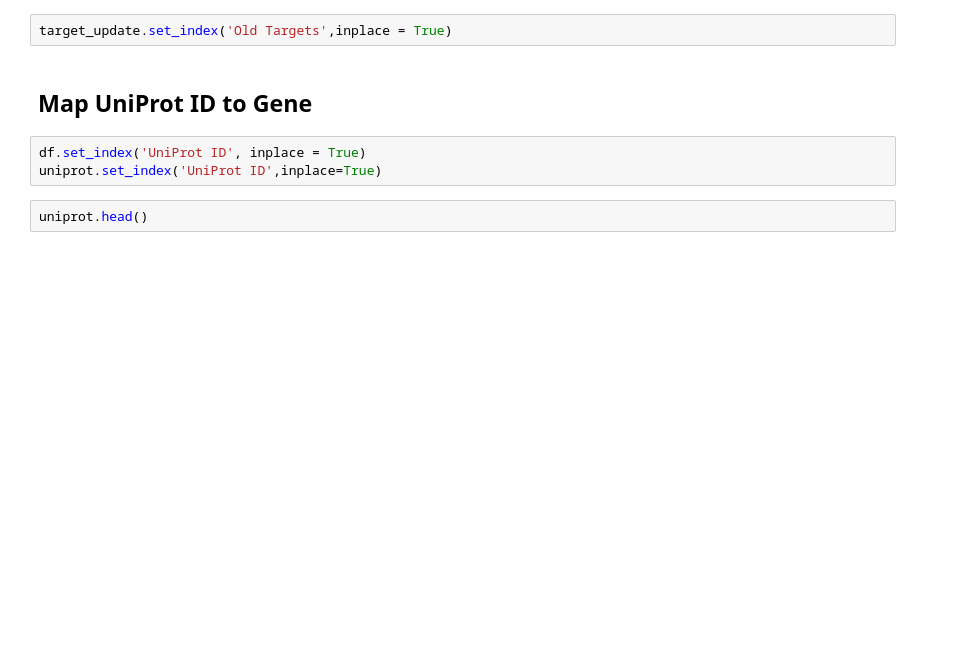
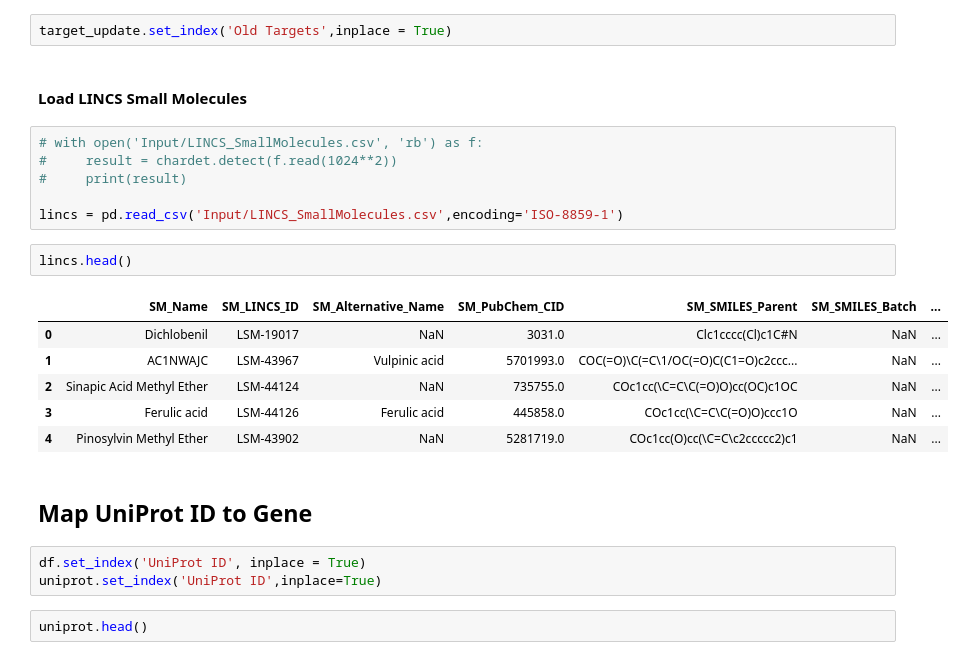
Before and after one commit to MaayanLab/DrugSetLibrary, a Jupyter notebook: DrugBank_targets.ipynb, the cells around one changed output. Cells and saved outputs as stored; diff of their text form; blank space fills up the shorter version.

```diff
--- a/DrugBank_targets.ipynb
+++ b/DrugBank_targets.ipynb
@@ -68,5 +69,22 @@ target_update.head()
 # %%
 target_update.set_index('Old Targets',inplace = True)
+# %% [markdown]
+#### Load LINCS Small Molecules
+# %%
+# with open('Input/LINCS_SmallMolecules.csv', 'rb') as f:
+#     result = chardet.detect(f.read(1024**2))
+#     print(result)
+
+lincs = pd.read_csv('Input/LINCS_SmallMolecules.csv',encoding='ISO-8859-1')
+# %%
+lincs.head()
+# %% [output]
+|  | SM_Name | SM_LINCS_ID | SM_Alternative_Name | SM_PubChem_CID | SM_SMILES_Parent | SM_SMILES_Batch | ... |
+| 0 | Dichlobenil | LSM-19017 | NaN | 3031.0 | Clc1cccc(Cl)c1C#N | NaN | ... |
+| 1 | AC1NWAJC | LSM-43967 | Vulpinic acid | 5701993.0 | COC(=O)\C(=C\1/OC(=O)C(C1=O)c2ccc... | NaN | ... |
+| 2 | Sinapic Acid Methyl Ether | LSM-44124 | NaN | 735755.0 | COc1cc(\C=C\C(=O)O)cc(OC)c1OC | NaN | ... |
+| 3 | Ferulic acid | LSM-44126 | Ferulic acid | 445858.0 | COc1cc(\C=C\C(=O)O)ccc1O | NaN | ... |
+| 4 | Pinosylvin Methyl Ether | LSM-43902 | NaN | 5281719.0 | COc1cc(O)cc(\C=C\c2ccccc2)c1 | NaN | ... |
 # %% [markdown]
 ## Map UniProt ID to Gene
 # %%
```
Also changed, not shown: parts of 21 cells of this notebook.
